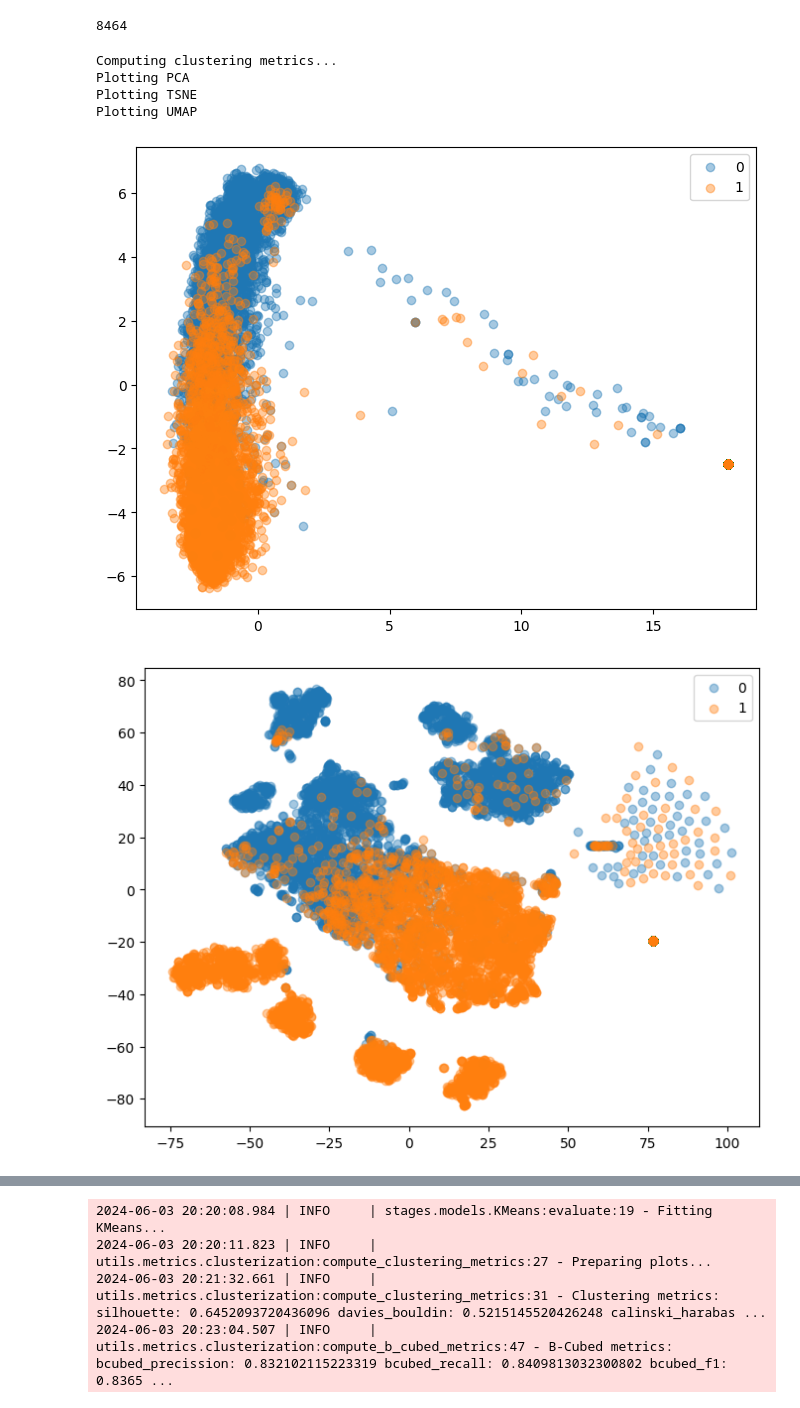
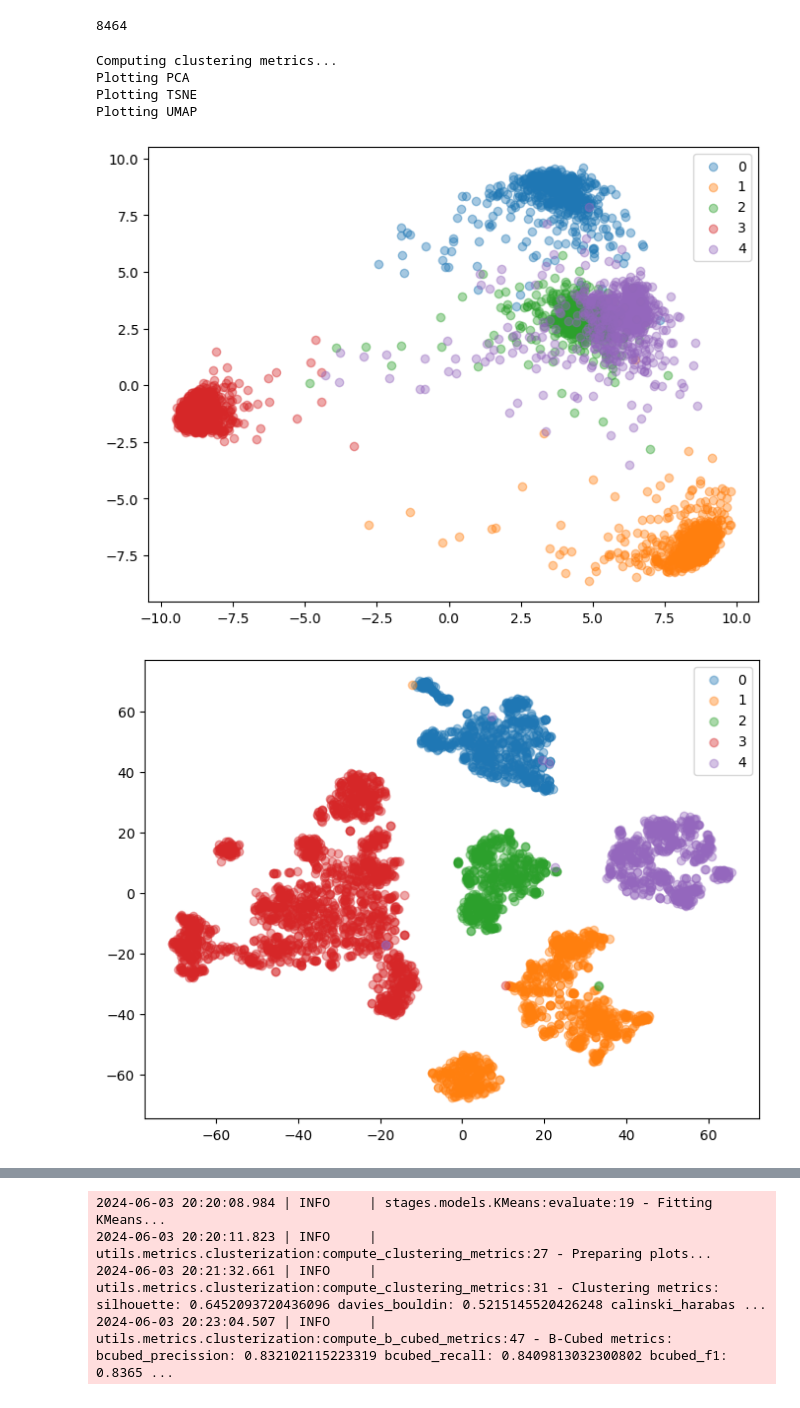
Before and after one commit to WitoldFracek/grembedding, a Jupyter notebook: witek/experiments.ipynb, the cells around one changed output, grey strips where cells are left out. Cells and saved outputs as stored; diff of their text form; code cells hidden in the pictures.

```diff
--- a/witek/experiments.ipynb
+++ b/witek/experiments.ipynb
@@ -270,28 +257,28 @@ class KMeans(Model):
 DummyDatacleaner = 'DummyDatacleaner'
 ProperNamesMasker = 'ProperNamesMasker'
 # %%
-dataset = 'StarWarsFanficShort'
+dataset = 'Classics5Authors35Books'
 data_cleaner = DummyDatacleaner
 vectorizer = 'GremBERT'
 M = KMeans
 
 model = M()
 res = model.evaluate(
     dataset,
     data_cleaner,
     vectorizer,
     M.__name__,
     {}
 )
 
 for key, value in res.items():
     if isinstance(value, Figure):
         method = key.split('_')[0]
         value.savefig(f"temp_graph/{method}.png")
 # %% [output]
 Computing clustering metrics...
 Plotting PCA
 Plotting TSNE
 Plotting UMAP
-[figure, old version]
+[figure, new version]
-[figure, old version]
+[figure, new version]
```
Also changed, not shown: parts of 2 cells of this notebook, 3 other files.
